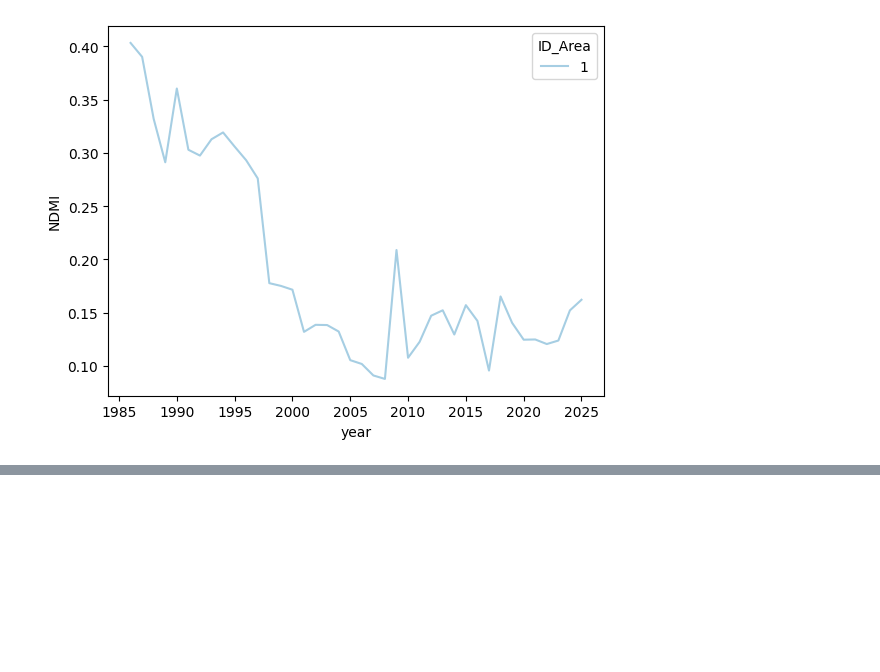
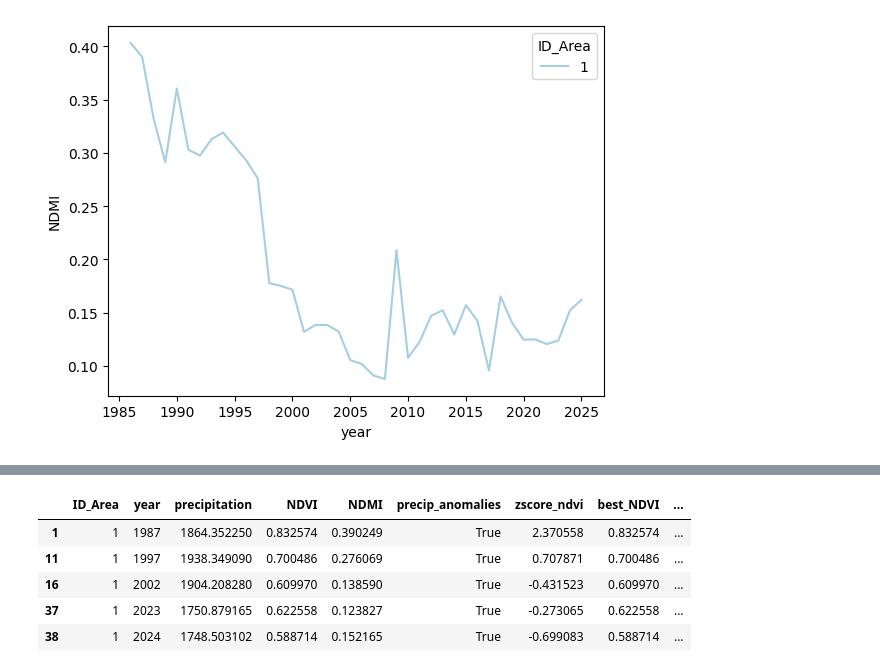
Before and after one commit to GuilhermeFernandez/climate_resilient_pastures, a Jupyter notebook: Esboco_Projeto.ipynb, the cells around one changed output, grey strips where cells are left out. Saved outputs shown, nothing was run; the diff lists cells and outputs as text; code cells hidden in the pictures; blank space fills up the shorter version.

```diff
--- a/Esboco_Projeto.ipynb
+++ b/Esboco_Projeto.ipynb
@@ -480,0 +494,2 @@ Deve ler o Dataframe do Script 2 e gerar um Dataframe de Resultados contendo:
+# %%
+df_analise = df_metricas.drop(columns="ElNino_anomalies")
@@ -480,0 +505,39 @@ Deve ler o Dataframe do Script 2 e gerar um Dataframe de Resultados contendo:
+# %%
+#Z-Score, depois extrair os anos em que tem anomalia e avaliar:
+from scipy.stats import zscore
+import numpy as np
+
+df_analise['zscore_ndvi'] = df_analise.groupby('ID_Area')[['NDVI']].transform(zscore)
+# %%
+#Brightspots e Hotspots, depois extrair os anos em que tem anomalia e avaliar:
+
+df_analise['best_NDVI'] = df_analise.groupby('year')['NDVI'].transform('quantile', q=0.8) # o código agrupa os NDVIs por ano e calcula o quartil 0.8 (80%)
+df_analise['worst_NDVI'] = df_analise.groupby('year')['NDVI'].transform('quantile', q=0.2) # o código agrupa os NDVIs por ano e calcula o quartil 0.2 (20%)
+
+conditions = [
+    df_analise['NDVI'] >= df_analise['best_NDVI'], #maior que 80% dos NDVIs? Brightspot
+    df_analise['NDVI'] <= df_analise['worst_NDVI'] #menor que 20% dos NDVIs? Hotspots
+]
+choices = ['Brightspot', 'Hotspot']
+
+df_analise['Classificacao'] = np.select(conditions, choices, default='Neutro') #default para que os valores intermediários sejam classificados como 'Neutro'
+# %%
+import pymannkendall as mk
+
+#Calculando slope e p_value:
+df_analise['trend_slope'] = df_analise.groupby('ID_Area')['NDVI'].transform(lambda x: mk.sens_slope(x).slope)
+
+df_analise['p_value_trend'] = df_analise.groupby('ID_Area')['NDVI'].transform(lambda x: mk.original_test(x).p)
+
+
+#Aqui dá para filtrar por anos e brightspots daqueles anos:
+df_brightspots_seca = df_analise.query('precip_anomalies == True and Classificacao == "Brightspot"')
+# %%
+df_brightspots_seca
+# %% [output]
+|  | ID_Area | year | precipitation | NDVI | NDMI | precip_anomalies | zscore_ndvi | best_NDVI | ... |
+| 1 | 1 | 1987 | 1864.352250 | 0.832574 | 0.390249 | True | 2.370558 | 0.832574 | ... |
+| 11 | 1 | 1997 | 1938.349090 | 0.700486 | 0.276069 | True | 0.707871 | 0.700486 | ... |
+| 16 | 1 | 2002 | 1904.208280 | 0.609970 | 0.138590 | True | -0.431523 | 0.609970 | ... |
+| 37 | 1 | 2023 | 1750.879165 | 0.622558 | 0.123827 | True | -0.273065 | 0.622558 | ... |
+| 38 | 1 | 2024 | 1748.503102 | 0.588714 | 0.152165 | True | -0.699083 | 0.588714 | ... |
```
Also changed, not shown: parts of 14 cells of this notebook.
